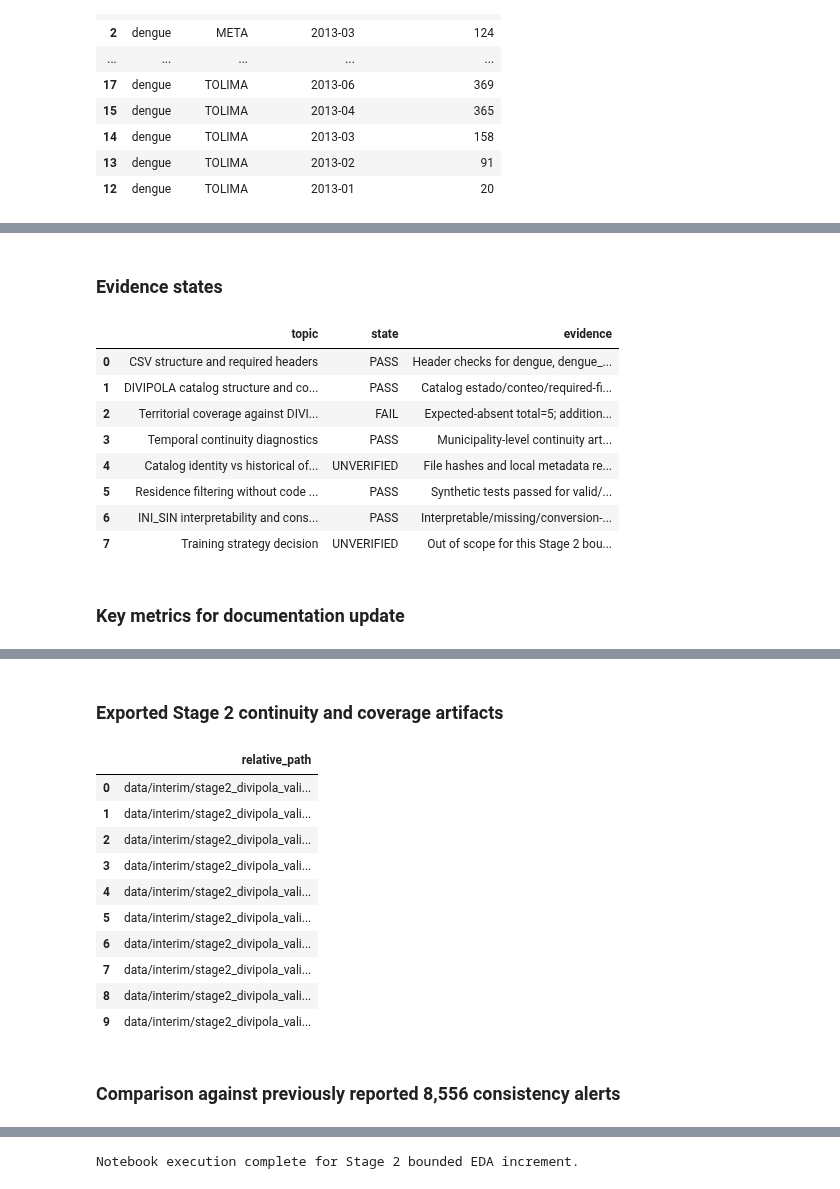
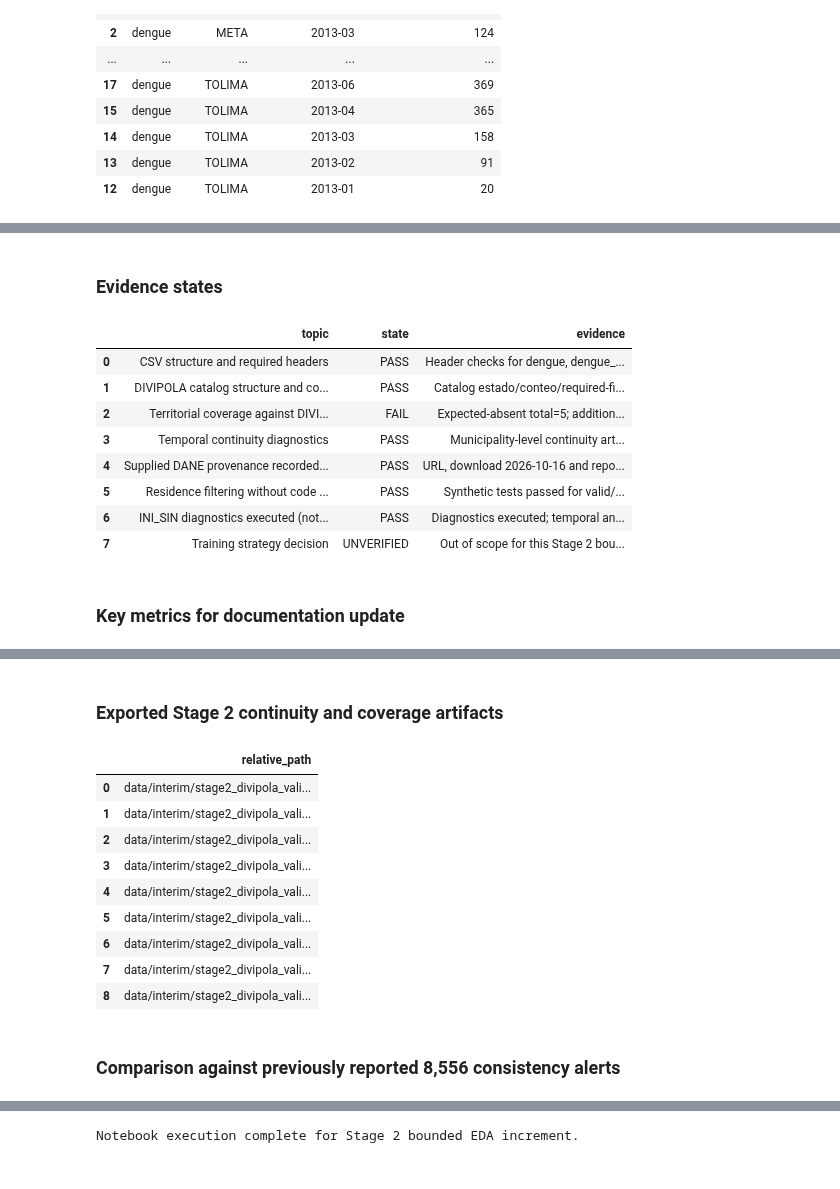
Before and after one commit to j-mauro-r/SAT-Dengue-V2, a Jupyter notebook: notebooks/01_stage2_residence_onset_eda.ipynb, the cells around one changed output, grey strips where cells are left out. Drawn from its saved outputs; the diff is of its cells as text; code cells hidden in the pictures.

Commit message:
avance 3 stage2

```diff
--- a/notebooks/01_stage2_residence_onset_eda.ipynb
+++ b/notebooks/01_stage2_residence_onset_eda.ipynb
@@ -2895,9 +2845,9 @@ evidence_states = pd.DataFrame(
             "evidence": "Municipality-level continuity artifacts exported for epidemiological and climate data.",
         },
         {
-            "topic": "Catalog identity vs historical official metadata",
-            "state": "UNVERIFIED",
-            "evidence": "File hashes and local metadata recorded; official DANE URL/download date/version remain pending.",
+            "topic": "Supplied DANE provenance recorded and hash-bound",
+            "state": "PASS" if DIVIPOLA_VALIDATION_DF["state"].eq("PASS").all() else "FAIL",
+            "evidence": "URL, download 2026-10-16 and reported version 2026-09-30 supplied by Mauricio; local hashes checked. Historical applicability is not established.",
         },
         {
             "topic": "Residence filtering without code truncation",
@@ -2905,9 +2855,9 @@ evidence_states = pd.DataFrame(
             "evidence": "Synthetic tests passed for valid/missing/invalid/unknown/conflict/truncation-prevention scenarios.",
         },
         {
-            "topic": "INI_SIN interpretability and consistency",
+            "topic": "INI_SIN diagnostics executed (not a consistency approval)",
             "state": "PASS",
-            "evidence": "Interpretable/missing/conversion-error counts and INI_SIN > FEC_NOT alerts were recalculated.",
+            "evidence": "Diagnostics executed; temporal anomalies remain unresolved. No dates were swapped or replaced.",
         },
         {
             "topic": "Training strategy decision",
@@ -2933,36 +2883,36 @@ key_metrics = quality_df[
         "ini_after_fec_not_count",
         "delay_comparable_pairs",
     ]
 ].copy()
 
 display(Markdown("### Key metrics for documentation update"))
 display(key_metrics)
 
 display(Markdown("### Exported Stage 2 continuity and coverage artifacts"))
 exported_files_df = pd.DataFrame(
     {
         "relative_path": sorted(
             [str(p.relative_to(repo_root)) for p in OUTPUT_DIR.glob("*.csv")]
             + [str((OUTPUT_DIR / "divipola_catalog_metadata.json").relative_to(repo_root))]
         )
     }
 )
 display(exported_files_df)
 
 display(Markdown("### Comparison against previously reported 8,556 consistency alerts"))
 display(comparison_alerts_df)
 
 print("Notebook execution complete for Stage 2 bounded EDA increment.")
 # %% [output]
 ### Evidence states
 |  | topic | state | evidence |
 | 0 | CSV structure and required headers | PASS | Header checks for dengue, dengue_... |
 | 1 | DIVIPOLA catalog structure and co... | PASS | Catalog estado/conteo/required-fi... |
 | 2 | Territorial coverage against DIVI... | FAIL | Expected-absent total=5; addition... |
 | 3 | Temporal continuity diagnostics | PASS | Municipality-level continuity art... |
-| 4 | Catalog identity vs historical of... | UNVERIFIED | File hashes and local metadata re... |
+| 4 | Supplied DANE provenance recorded... | PASS | URL, download 2026-10-16 and repo... |
 | 5 | Residence filtering without code ... | PASS | Synthetic tests passed for valid/... |
-| 6 | INI_SIN interpretability and cons... | PASS | Interpretable/missing/conversion-... |
+| 6 | INI_SIN diagnostics executed (not... | PASS | Diagnostics executed; temporal an... |
 | 7 | Training strategy decision | UNVERIFIED | Out of scope for this Stage 2 bou... |
 ### Key metrics for documentation update
 |  | dataset | department | records_in_scope | records_with_valid_municipality_code | ini_interpretable_count | ini_missing_count | ... |
@@ -2981,7 +2931,6 @@ print("Notebook execution complete for Stage 2 bounded EDA increment.")
 | 6 | data/interim/stage2_divipola_vali... |
 | 7 | data/interim/stage2_divipola_vali... |
 | 8 | data/interim/stage2_divipola_vali... |
-| 9 | data/interim/stage2_divipola_vali... |
 ### Comparison against previously reported 8,556 consistency alerts
 |  | metric | previous_reported_value | current_recomputed_value | difference | interpretation |
 | 0 | INI_SIN > FEC_NOT total alerts (a... | 8556 | 8556 | 0 | Differences can come from correct... |
```
Also changed, not shown: parts of 14 cells of this notebook, 38 other files.
